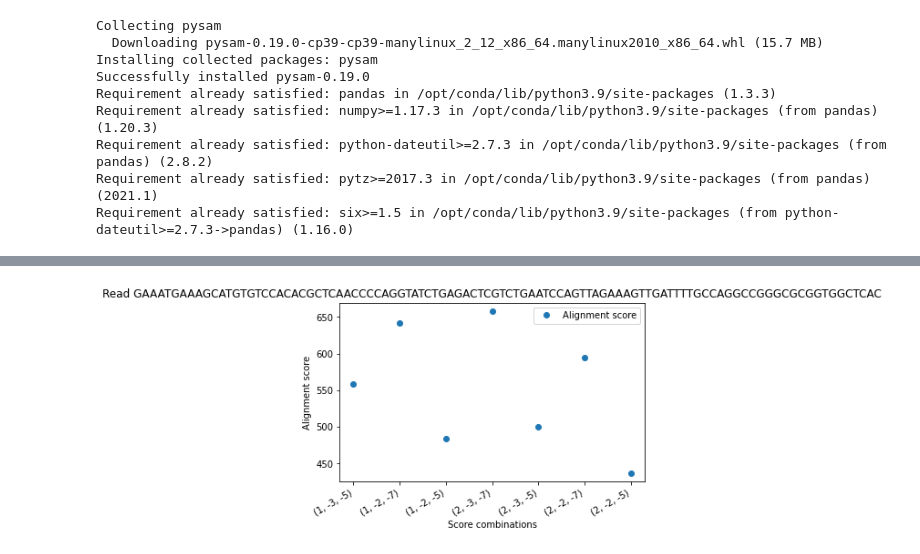
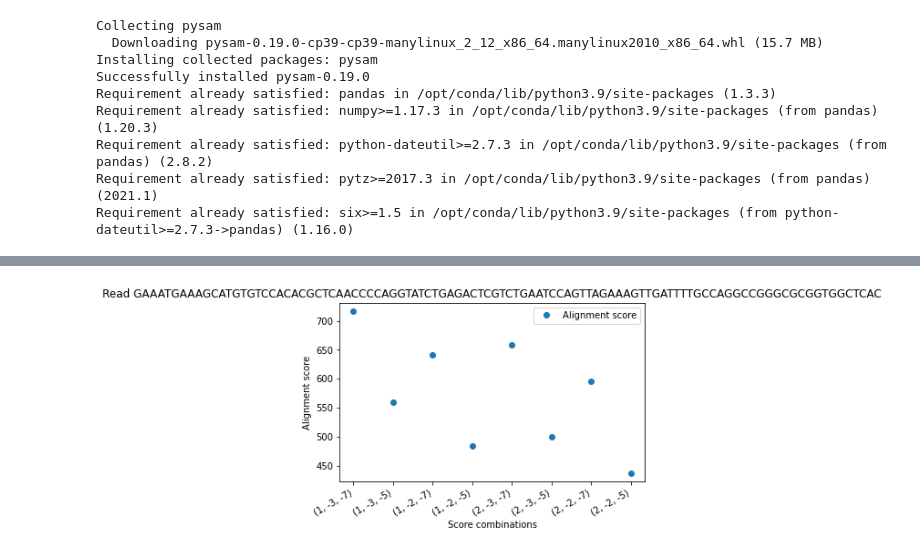
Before and after one commit to Lozovaca/GI2022Project, a Jupyter notebook: SAMimport.ipynb, the cells around one changed output, grey strips where cells are left out. Saved outputs shown, nothing was run; the diff lists cells and outputs as text; code cells hidden in the pictures.

Commit message:
Adding missing combination, reading mistake of samfiles

```diff
--- a/SAMimport.ipynb
+++ b/SAMimport.ipynb
@@ -33,12 +39,22 @@ samfiles.append(pysam.AlignmentFile("sam_file[2,-2,-5].sam","r"))
+# %%
+samfiles=[]  #making samfiles array of imported samfiles down below, files with zero match aren't working in bwa mem tool
+#samfiles.append(pysam.AlignmentFile("sam_file[0,-3,-7].sam","r"))
+#samfiles.append(pysam.AlignmentFile("sam_file[0,-3,-5].sam","r"))
+#samfiles.append(pysam.AlignmentFile("sam_file[0,-2,-7].sam","r"))
+#samfiles.append(pysam.AlignmentFile("sam_file[0,-2,-5].sam","r"))
+samfiles.append(pysam.AlignmentFile("sam_file[1,-3,-7].sam","r"))
+samfiles.append(pysam.AlignmentFile("sam_file[1,-3,-5].sam","r"))
+samfiles.append(pysam.AlignmentFile("sam_file[1,-2,-7].sam","r"))
+samfiles.append(pysam.AlignmentFile("sam_file[1,-2,-5].sam","r"))
+samfiles.append(pysam.AlignmentFile("sam_file[2,-3,-7].sam","r"))
+samfiles.append(pysam.AlignmentFile("sam_file[2,-3,-5].sam","r"))
+samfiles.append(pysam.AlignmentFile("sam_file[2,-2,-7].sam","r"))
+samfiles.append(pysam.AlignmentFile("sam_file[2,-2,-5].sam","r"))
 # %%
 match=[1,2]    #generating combinations for match, mismatch and gap scores
 mismatch=[-3, -2] #important: zero for match isn't working in bwa mem tool
 gap=[-7, -5]
-reads=[]
-for samfile in samfiles:  #we are going through the samfiles
-    for read in samfile:
-        reads.append(read)
-    break
+
 kk=0
 for read in reads:  #to find each read to get his start position, alignment score and edit transcript
     cols = ['Match-Mismatch-Gap', 'Start position', 'Alignment score', 'Edit transcript']
@@ -46,45 +62,46 @@ for read in reads:  #to find each read to get his start position, alignment scor
     #print(read)
     #print(f'\n')
     for i in range(8):
+        if i==0:
+            m=1
+            miss=-3
+            g=-7
+        elif i==1:
+            m=1
+            miss=-3
+            g=-5
+        elif i==2:
+            m=1
+            miss=-2
+            g=-7
+        elif i==3:
+            m=1
+            miss=-2
+            g=-5
+        elif i==4:
+            m=2
+            miss=-3
+            g=-7
+        elif i==5:
+            m=2
+            miss=-3
+            g=-5
+        elif i==6:
+            m=2
+            miss=-2
+            g=-7
+        elif i==7:
+            m=2
+            miss=-2
+            g=-5
+         #getting one by one from the each combination of scores
         for r in samfiles[i]:
             if r.seq!=read.seq:
                 continue
-            if i==0:
-                m=1
-                miss=-3
-                g=-7
-            elif i==1:
-                m=1
-                miss=-3
-                g=-5
-            elif i==2:
-                m=1
-                miss=-2
-                g=-7
-            elif i==3:
-                m=1
-                miss=-2
-                g=-5
-            elif i==4:
-                m=2
-                miss=-3
-                g=-7
-            elif i==5:
-                m=2
-                miss=-3
-                g=-5
-            elif i==6:
-                m=2
-                miss=-2
-                g=-7
-            elif i==7:
-                m=2
-                miss=-2
-                g=-5
-             #getting one by one from the each combination of scores
+
             df.loc[i, 'Match-Mismatch-Gap'] =(m,miss,g)
             df.loc[i, 'Start position']=r.pos
-            df.loc[i, 'Alignment score']=r.get_tag("AS")
+            df.loc[i, 'Alignment score']=r.tags[2][1]
             df.loc[i, 'Edit transcript']=r.cigarstring   #we are writing data for dataframe for each read
             break
     #display(df)
@@ -105 +122 @@ for read in reads:  #to find each read to get his start position, alignment scor
-[figure, old version]
+[figure, new version]
```
Also changed, not shown: parts of 2 cells of this notebook, 20 other files.
